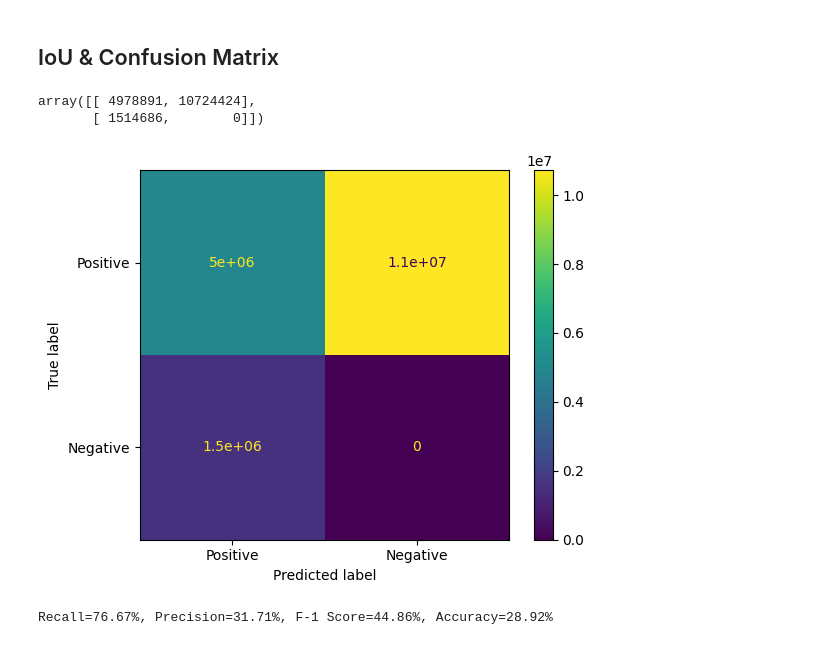
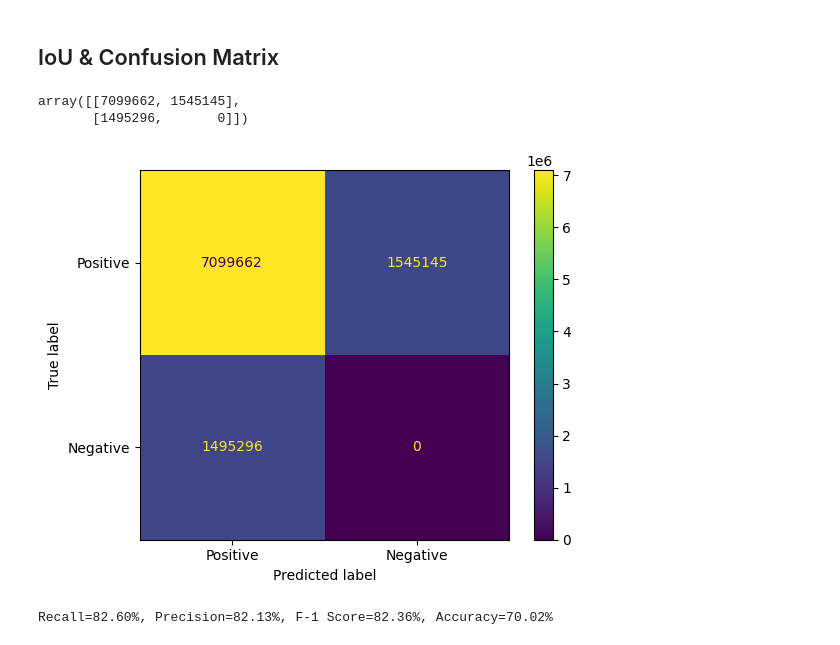
Before and after one commit to sjhpark/2D-Perception-Evaluation, a Jupyter notebook: perception.ipynb, the cells around one changed output. Saved outputs shown, nothing was run; the diff lists cells and outputs as text; code cells hidden in the pictures.

Commit message:
replace threshold-based to max IOU based

```diff
--- a/perception.ipynb
+++ b/perception.ipynb
@@ -378,8 +378,8 @@ def get_pred_polygon(image_idx, idx):
 # %%
 # compute IoUs
 # reference: https://learnopencv.com/intersection-over-union-iou-in-object-detection-and-segmentation/
-threshold = 100*200 # threshold of pixel area (heuristic)
 ious = []
+tps_temp, fps_temp, fns_temp = [], [], []
 tps, fps, fns = [], [], []
 imgs = []
 for i in tqdm(range(len(masks))): # for each image
@@ -391,16 +391,20 @@ for i in tqdm(range(len(masks))): # for each image
                 intersection = gt_mask.intersection(pred_mask)
                 union = gt_mask.union(pred_mask)
                 tp = intersection.area
-                if tp >= threshold: # if the intersection area is larger than the threshold
-                    fp = pred_mask.area - tp
-                    fn = gt_mask.area - tp
-                    iou = tp / (tp + fp + fn) # iou = intersection.area / union.area
-                    ious.append(iou)
-                    tps.append(tp); fps.append(fp); fns.append(fn)
-                    imgs.append(image_name_pred)
-ious = np.array(ious)
+                fp = pred_mask.area - tp
+                fn = gt_mask.area - tp
+                iou = tp / (tp + fp + fn) # iou = intersection.area / union.area
+                ious.append(iou)
+                tps_temp.append(tp); fps_temp.append(fp); fns_temp.append(fn)
+        # locate the index of the highest IoU
+        idx = np.argmax(ious)
+        tps.append(tps_temp[idx]) # TP of the maks of the highest IoU
+        fps.append(fps_temp[idx]) # FP of the maks of the highest IoU
+        fns.append(fns_temp[idx]) # FN of the maks of the highest IoU
+        # reset temporary lists
+        ious = []
+        tps_temp, fps_temp, fns_temp = [], [], []
 tps, fps, fns = np.array(tps), np.array(fps), np.array(fns)
-imgs = np.array(imgs)
 # %%
 # compute confusion matrix by area
 confusion_matrix = np.zeros((2, 2))
@@ -411,15 +415,15 @@ confusion_matrix[1, 1] = 0
 confusion_matrix = confusion_matrix.astype(int)
 confusion_matrix
 # %% [output]
-array([[ 4978891, 10724424],
-       [ 1514686,        0]])
+array([[7099662, 1545145],
+       [1495296,       0]])
 # %%
 # visualize confusion matrix
 disp = ConfusionMatrixDisplay(confusion_matrix=confusion_matrix, display_labels=["Positive", "Negative"])
-disp.plot()
+disp.plot(values_format="d", cmap="viridis")
 plt.show()
 # %% [output]
-[figure, old version]
+[figure, new version]
 # %%
 # compute recall, precision, and F-1 score
 recall = np.sum(tps) / (np.sum(tps) + np.sum(fns))
@@ -429,4 +433,4 @@ acc = np.sum(tps) / (np.sum(tps) + np.sum(fps) + np.sum(fns))
 recall, precision, f1, acc
 print(f"Recall={recall*100:.2f}%, Precision={precision*100:.2f}%, F-1 Score={f1*100:.2f}%, Accuracy={acc*100:.2f}%")
 # %% [output]
-Recall=76.67%, Precision=31.71%, F-1 Score=44.86%, Accuracy=28.92%
+Recall=82.60%, Precision=82.13%, F-1 Score=82.36%, Accuracy=70.02%
```
Also changed, not shown: parts of 1 cell of this notebook, 2 other files.
